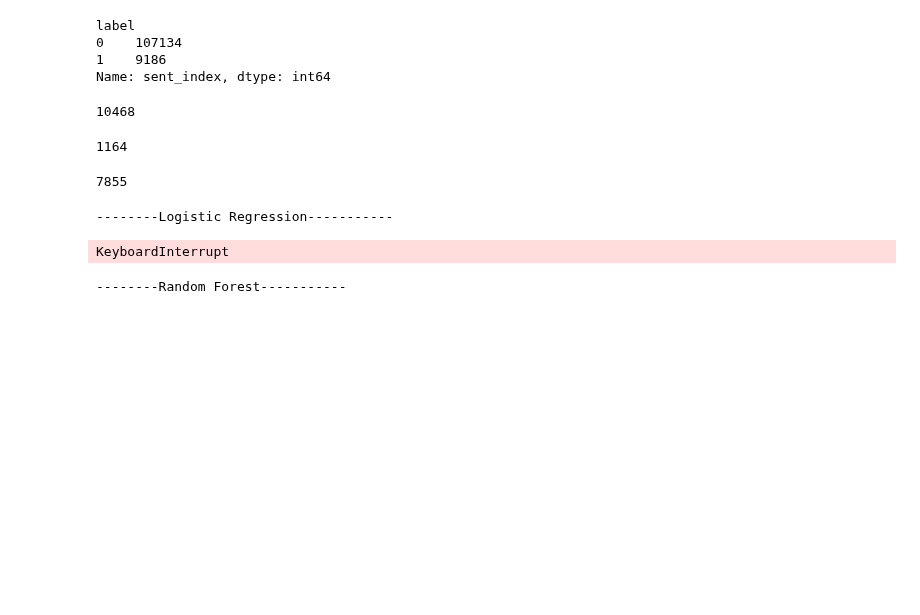
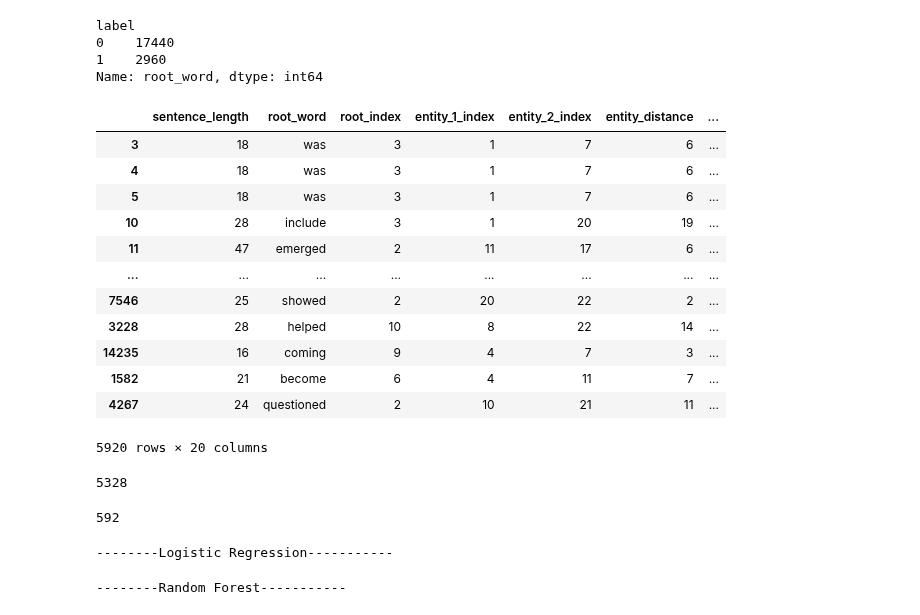
Before and after one commit to anisha1095/ResponsibleRelationExtraction, a Jupyter notebook: Codebase/binary_prediction.ipynb, the cells around one changed output. Saved outputs shown, nothing was run; the diff lists cells and outputs as text; code cells hidden in the pictures; blank space fills up the shorter version.

```diff
--- a/Codebase/binary_prediction.ipynb
+++ b/Codebase/binary_prediction.ipynb
@@ -11,57 +11,67 @@ pd.set_option('display.max_colwidth', -1)
 
 warnings.filterwarnings("ignore")
 # %%
-dataset = "ace2005"
+dataset = "tacred"
 
-features_with_labels = pd.read_csv(f"/Users/anishajauhari/Desktop/Sem 4/Independent Study /ResponsibleRelationExtraction/Features/features_{dataset}-binary.csv",
+features_with_labels = pd.read_csv(f"/Users/anishajauhari/Desktop/Sem 4/Independent Study /ResponsibleRelationExtraction/Features/Latest/features_{dataset}.csv",
                                    index_col=0)
 
 # features_with_labels["label"] = features_with_labels.apply(lambda x : 1 if x["rel type"] == "no_relation" else x["label"], axis = 1)
 ## Sampling 20% of data
 # features_with_labels_sampled = features_with_labels.sample(frac=0.2, random_state=100)
 #, 'entity_tag_1', 'entity_tag_2'
-columns = ['sent_index', 'sentence_length', 'root_word', 'root_index',
+columns = ['sentence_length', 'root_word', 'root_index',
        'entity_1_index', 'entity_2_index', 'entity_distance',
        'no_words_before_entity_1', 'no_words_after_entity_2',
        'entity_1_root_distance', 'entity_2_root_distance', 'entity 1 name',
        'entity 2 name', 'entity_type_1', 'entity_type_2', 'entity_pos_1',
        'entity_pos_2', 'entity_dep_1', 'entity_dep_2', 'shortest_distance', 'label']
 features_with_labels = features_with_labels[columns]
-display(features_with_labels.groupby(by=["label"]).count()["sent_index"])
+display(features_with_labels.groupby(by=["label"]).count()["root_word"])
+
+df_pos = features_with_labels[features_with_labels["label"]==1]
+df_neg = features_with_labels[features_with_labels["label"]==0].sample(len(df_pos))
+df = df_pos.append(df_neg)
+display(df)
 
 ## Sampling
-features_with_labels = features_with_labels.sample(frac = 0.1, random_state=101)
+# features_with_labels = features_with_labels.sample(frac = 0.1, random_state=101)
 # features_with_labels = features_with_labels.sample(frac = 0.3,
                                                    # weights = features_with_labels.groupby('label')['label'].transform('count'))
 
-X = features_with_labels.iloc[:,:-1]
-y =  features_with_labels.iloc[:,-1]
+X = df.iloc[:,:-1]
+y =  df.iloc[:,-1]
 error_rows = X[X.isna().any(axis=1)]
 X = X.fillna("")
 
 x_train_original, x_test_original, y_train, y_test = train_test_split(X, y, test_size=0.1, stratify=y)
 
 onehot_encoder = OneHotEncoder(sparse=False, handle_unknown='ignore')
 x_train = onehot_encoder.fit_transform(x_train_original)
 x_test = onehot_encoder.transform(x_test_original)
+
+features = onehot_encoder.get_feature_names(input_features=df.columns[:-1])
 display(len(x_train), len(x_test))
 # %% [output]
 label
-0    107134
-1    9186
-Name: sent_index, dtype: int64
+0    17440
+1    2960
+Name: root_word, dtype: int64
+|  | sentence_length | root_word | root_index | entity_1_index | entity_2_index | entity_distance | ... |
+| 3 | 18 | was | 3 | 1 | 7 | 6 | ... |
+| 4 | 18 | was | 3 | 1 | 7 | 6 | ... |
+| 5 | 18 | was | 3 | 1 | 7 | 6 | ... |
+| 10 | 28 | include | 3 | 1 | 20 | 19 | ... |
+| 11 | 47 | emerged | 2 | 11 | 17 | 6 | ... |
+| ... | ... | ... | ... | ... | ... | ... | ... |
+| 7546 | 25 | showed | 2 | 20 | 22 | 2 | ... |
+| 3228 | 28 | helped | 10 | 8 | 22 | 14 | ... |
+| 14235 | 16 | coming | 9 | 4 | 7 | 3 | ... |
+| 1582 | 21 | become | 6 | 4 | 11 | 7 | ... |
+| 4267 | 24 | questioned | 2 | 10 | 21 | 11 | ... |
-10468
+5920 rows × 20 columns
-1164
+5328
+592
-# %%
-features = list(onehot_encoder.get_feature_names())
-len(features)
-# with open("/Users/anishajauhari/Desktop/Sem 4/Independent Study /ResponsibleRelationExtraction/binary_features.txt", 'w') as fp:
-#     for item in features:
-#         # write each item on a new line
-#         fp.write("%s\n" % item)
-#     print('Done')
-# %% [output]
-7855
 # %%
 pred = logistic_regression(x_train, x_test, y_train, y_test, "binary")
 x_test_log_pred = x_test_original
@@ -70,7 +80,6 @@ x_test_log_pred["prediction"] = pred
 x_test_log_pred.to_csv("/Users/anishajauhari/Desktop/Sem 4/Independent Study /ResponsibleRelationExtraction/Predictions/binary_logisitic_regression_prediction.csv")
 # %% [output]
 --------Logistic Regression-----------
-KeyboardInterrupt
 # %%
 pred = random_forest(x_train, x_test, y_train, y_test,"binary")
 x_test_rf_pred = x_test_original
```
Also changed, not shown: parts of 2 cells of this notebook, 4 other files.
